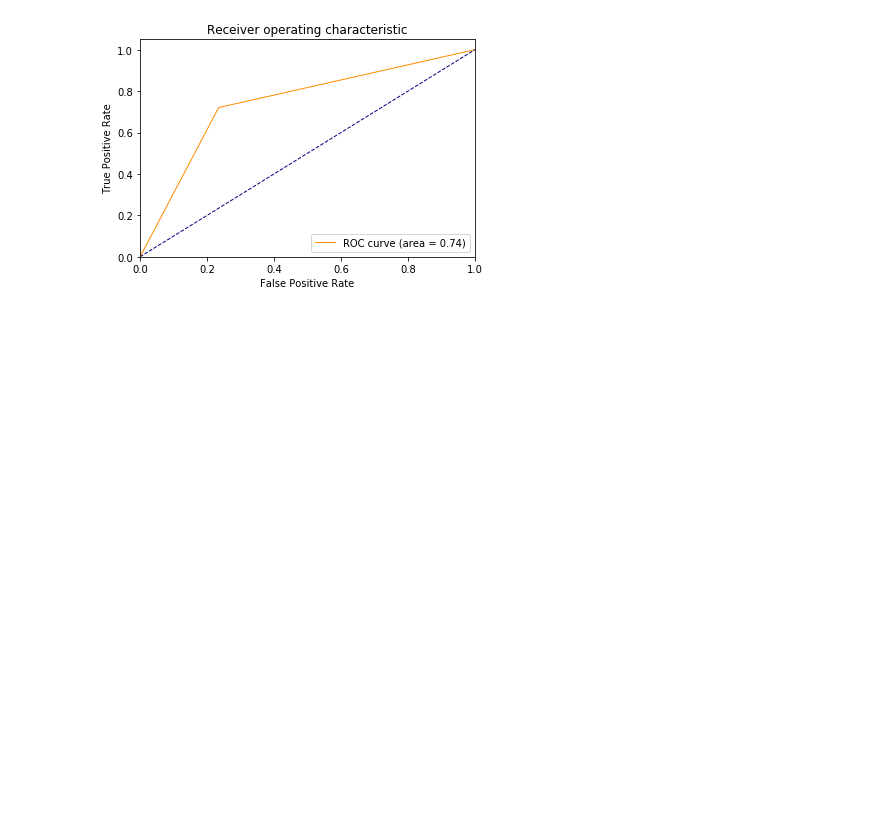
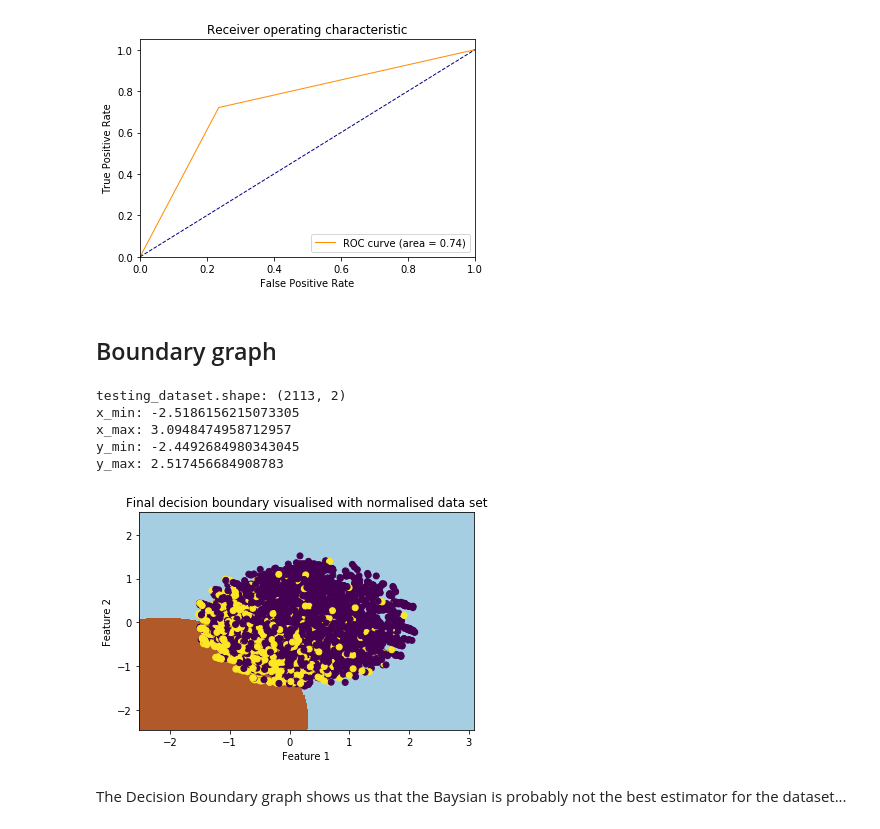
Before and after one commit to vipulpopat/MSCAI_CE4021_Project, a Jupyter notebook: Baysian_telco.ipynb, the cells around one changed output. Cells and saved outputs as stored; diff of their text form; code cells hidden in the pictures; blank space fills up the shorter version.

Commit message:
Adding boundary graph

```diff
--- a/Baysian_telco.ipynb
+++ b/Baysian_telco.ipynb
@@ -714,3 +714,51 @@ plt.legend(loc="lower right")
 plt.show()
 # %% [output]
 [figure]
+# %% [markdown]
+## Boundary graph
+# %%
+pca = PCA(2)
+training_data_pca = pca.fit_transform(training_dataset)
+testing_data_pca = pca.fit_transform(testing_dataset)
+print("testing_dataset.shape:", testing_data_pca.shape)
+
+
+x_min, x_max = training_data_pca[:, 0].min() - 1, training_data_pca[:, 0].max() + 1
+y_min, y_max = training_data_pca[:, 1].min() - 1, training_data_pca[:, 1].max() + 1
+
+print("x_min:", x_min)
+print("x_max:", x_max)
+print("y_min:", y_min)
+print("y_max:", y_max)
+
+h = .02  # step size in the mesh
+
+xx, yy = np.meshgrid(np.arange(x_min, x_max, h),
+                     np.arange(y_min, y_max, h))
+
+
+gnb = GaussianNB()
+gnb.fit(training_data_pca, training_labels)
+Z = gnb.predict(np.c_[xx.ravel(), yy.ravel()])
+
+
+# Put the result into a color plot
+Z = Z.reshape(xx.shape)
+plt.pcolormesh(xx, yy, Z, cmap=plt.cm.Paired)
+
+encoded_training_labels = encode_labels(training_labels)
+plt.scatter(training_data_pca[:, 0], training_data_pca[:, 1], c=encoded_training_labels)
+
+plt.title('Final decision boundary visualised with normalised data set')
+plt.xlabel('Feature 1')
+plt.ylabel('Feature 2')
+plt.show()
+# %% [output]
+testing_dataset.shape: (2113, 2)
+x_min: -2.5186156215073305
+x_max: 3.0948474958712957
+y_min: -2.4492684980343045
+y_max: 2.517456684908783
+[figure, added]
+# %% [markdown]
+The Decision Boundary graph shows us that the Baysian is probably not the best estimator for the dataset...
```
Also changed, not shown: parts of 2 cells of this notebook.
